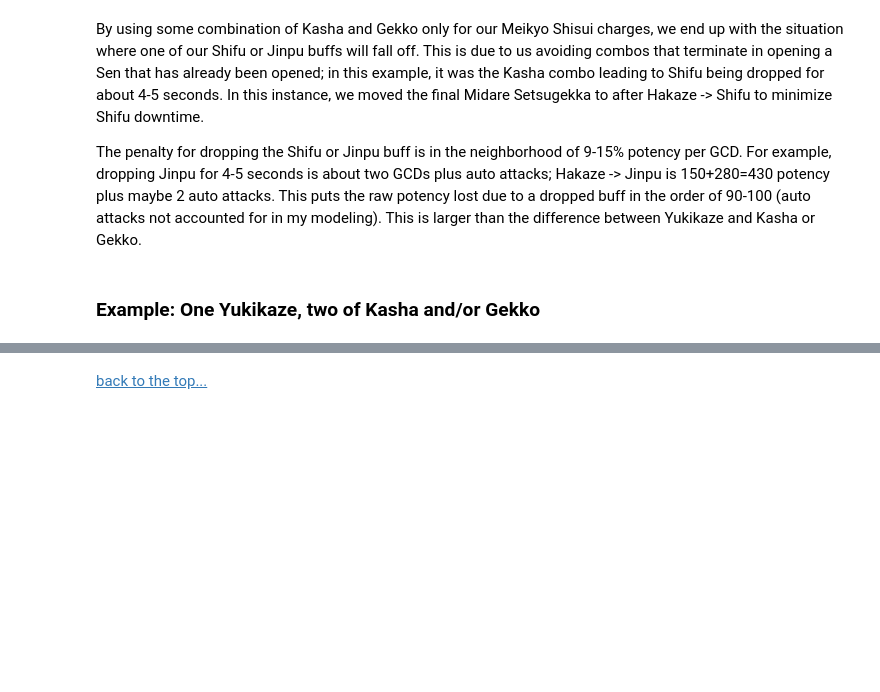
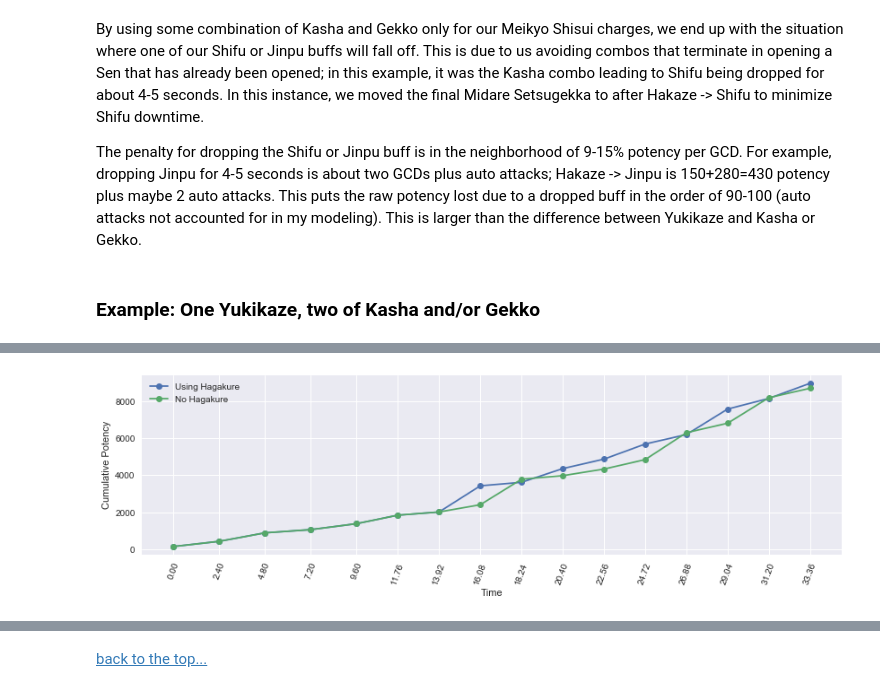
Before and after one commit to rconcep/ffxiv, a Jupyter notebook: sam-by-the-numbers-part-5.ipynb, the cells around one changed output, grey strips where cells are left out. Cells and saved outputs as stored; diff of their text form; code cells hidden in the pictures; blank space fills up the shorter version.

```diff
--- a/sam-by-the-numbers-part-5.ipynb
+++ b/sam-by-the-numbers-part-5.ipynb
@@ -412,0 +492,13 @@ average potency per second = 134.25
+# %%
+sam = Samurai(kenki_mastery=True)
+
+actions = [('Hakaze'), ('Jinpu'), ('Gekko'),
+           ('Hakaze'), ('Shifu'), ('Kasha'),
+           ('Hakaze'), ('Yukikaze', 'Hissatsu: Guren'),
+           ('Hakaze', 'Hagakure'), ('Jinpu', 'Hissatsu: Shinten'), ('Gekko', 'Meikyo Shisui'),
+           ('Yukikaze', 'Hissatsu: Shinten'), ('Kasha', 'Hissatsu: Kaiten'),
+           ('Midare Setsugekka'),
+           ('Hakaze', 'Hissatsu: Shinten'), ('Yukikaze', 'Hissatsu: Shinten')]
+
+df_hgk1, average_potency, pps = sam.parse_rotation(actions)
+display(df_hgk1)
@@ -412,0 +525,13 @@ average potency per second = 134.25
+# %%
+sam = Samurai(kenki_mastery=True)
+
+actions = [('Hakaze'), ('Jinpu'), ('Gekko'),
+           ('Hakaze'), ('Shifu'), ('Kasha'),
+           ('Hakaze'), ('Yukikaze', 'Hissatsu: Kaiten'),
+           ('Midare Setsugekka'),
+           ('Hakaze'), ('Jinpu'), ('Gekko', 'Meikyo Shisui'),
+           ('Yukikaze', 'Hissatsu: Guren'), ('Kasha', 'Hissatsu: Kaiten'),
+           ('Midare Setsugekka'), ('Gekko')]
+
+df_hgk2, average_potency, pps = sam.parse_rotation(actions)
+display(df_hgk2)
@@ -412,0 +558,4 @@ average potency per second = 134.25
+# %%
+compare_n_potencies([df_hgk1, df_hgk2], ['Using Hagakure', 'No Hagakure'])
+# %% [output]
+[figure, added]
```
Also changed, not shown: parts of 20 cells of this notebook, 7 other files.
